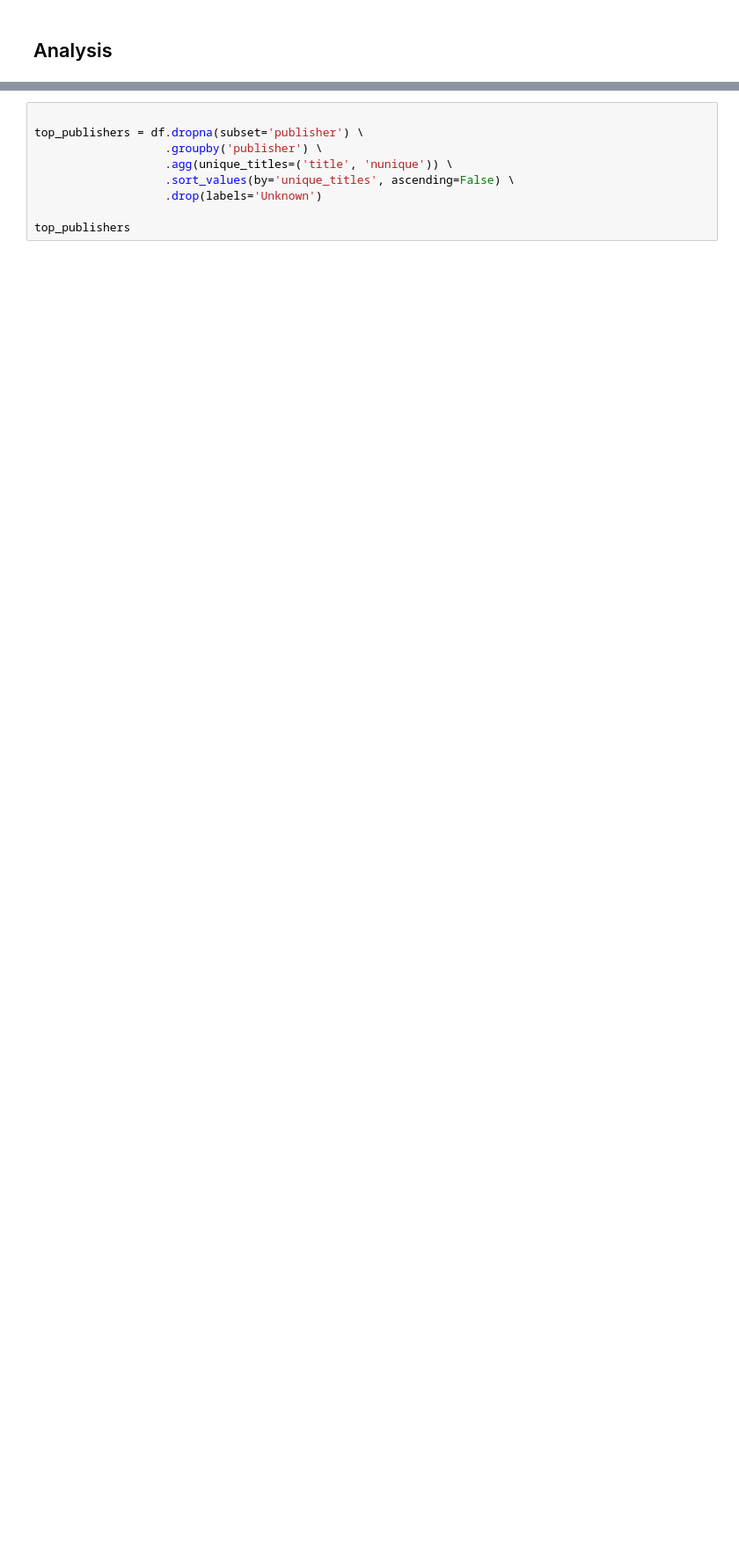
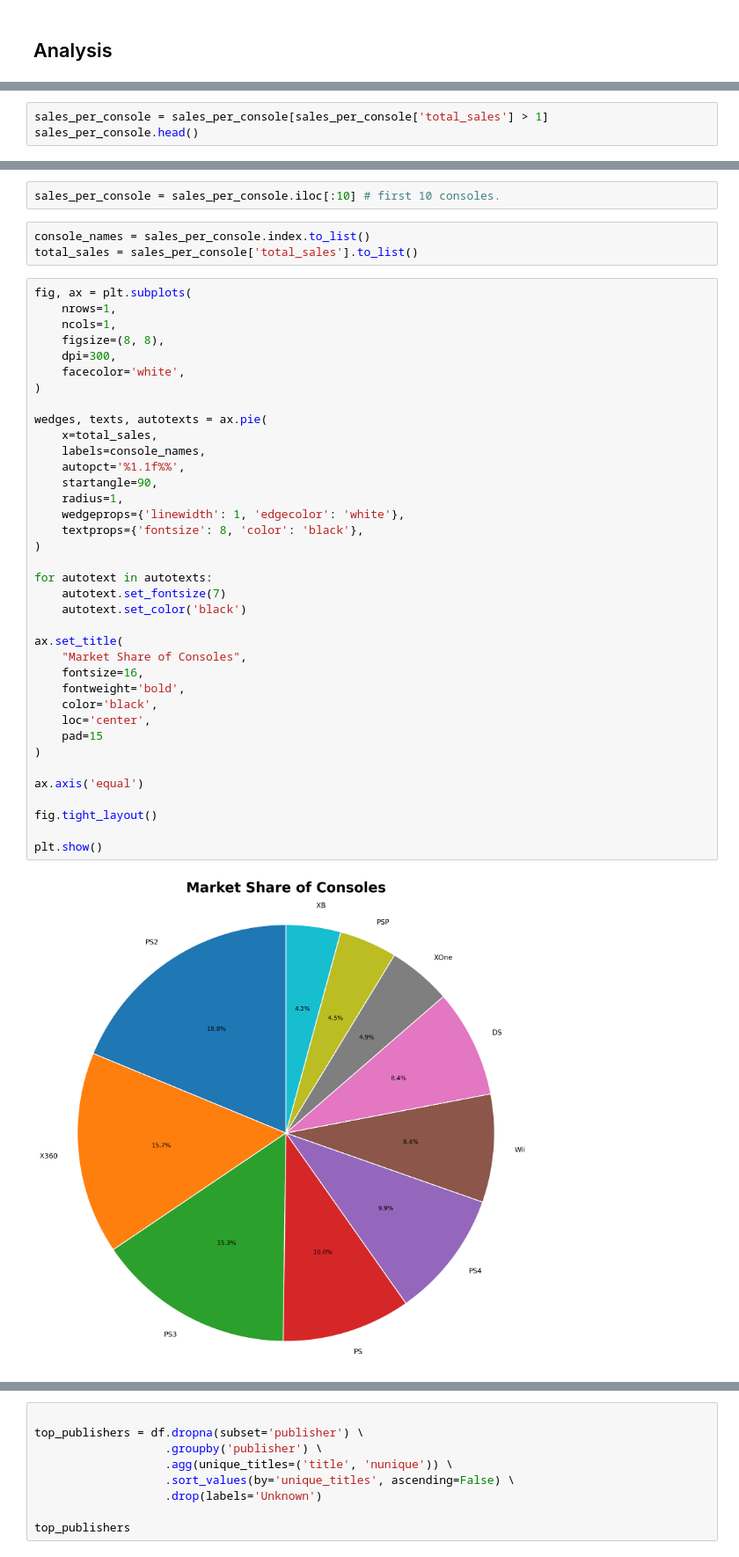
Before and after one commit to smartestnerdfromtown/Video-Game-Sales-Analysis, a Jupyter notebook: analysis.ipynb, the cells around one changed output, grey strips where cells are left out. Shown at 88% size. Cells and saved outputs as stored; diff of their text form; blank space fills up the shorter version.

```diff
--- a/analysis.ipynb
+++ b/analysis.ipynb
@@ -203,0 +316,3 @@ sales_per_console.head()
+# %%
+sales_per_console = sales_per_console[sales_per_console['total_sales'] > 1]
+sales_per_console.head()
@@ -203,0 +327,44 @@ sales_per_console.head()
+# %%
+sales_per_console = sales_per_console.iloc[:10] # first 10 consoles.
+# %%
+console_names = sales_per_console.index.to_list()
+total_sales = sales_per_console['total_sales'].to_list()
+# %%
+fig, ax = plt.subplots(
+    nrows=1,
+    ncols=1,
+    figsize=(8, 8),
+    dpi=300,
+    facecolor='white',
+)
+
+wedges, texts, autotexts = ax.pie(
+    x=total_sales,
+    labels=console_names,
+    autopct='%1.1f%%',
+    startangle=90,
+    radius=1,
+    wedgeprops={'linewidth': 1, 'edgecolor': 'white'},
+    textprops={'fontsize': 8, 'color': 'black'},
+)
+
+for autotext in autotexts:
+    autotext.set_fontsize(7)
+    autotext.set_color('black')
+
+ax.set_title(
+    "Market Share of Consoles",
+    fontsize=16,
+    fontweight='bold',
+    color='black',
+    loc='center',
+    pad=15
+)
+
+ax.axis('equal')
+
+fig.tight_layout()
+
+plt.show()
+# %% [output]
+[figure, added]
```
Also changed, not shown: parts of 47 cells of this notebook.
